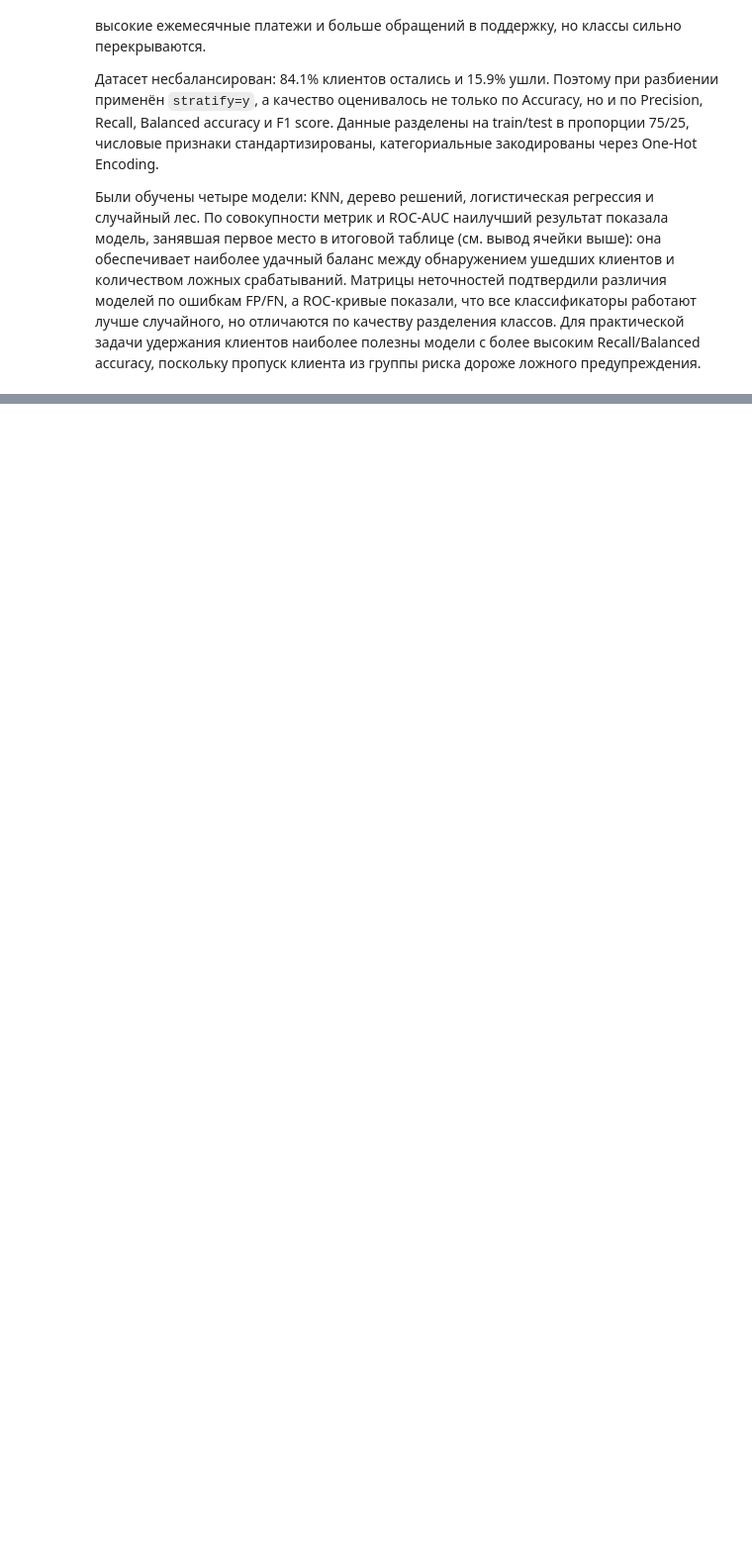
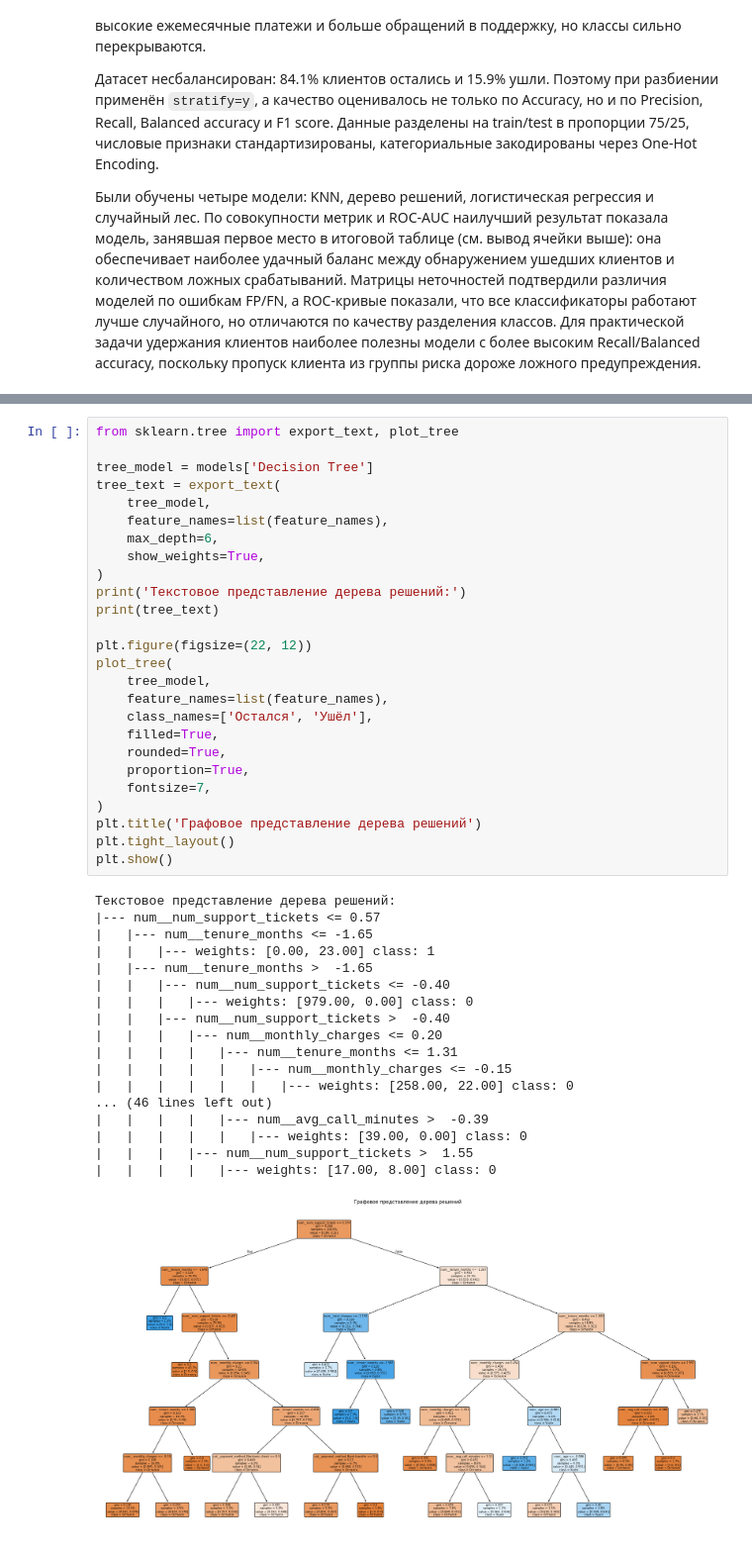
Before and after one commit to DoubleD-99/ida, a Jupyter notebook: ЛР5_Веселов_5.ipynb, the cells around one changed output, grey strips where cells are left out. Shown at 99% size. Cells and saved outputs as stored; diff of their text form; blank space fills up the shorter version.

```diff
--- a/ЛР5_Веселов_5.ipynb
+++ b/ЛР5_Веселов_5.ipynb
@@ -362,0 +489,45 @@ print('Лучшая модель по совокупности F1/Balanced accur
+# %%
+from sklearn.tree import export_text, plot_tree
+
+tree_model = models['Decision Tree']
+tree_text = export_text(
+    tree_model,
+    feature_names=list(feature_names),
+    max_depth=6,
+    show_weights=True,
+)
+print('Текстовое представление дерева решений:')
+print(tree_text)
+
+plt.figure(figsize=(22, 12))
+plot_tree(
+    tree_model,
+    feature_names=list(feature_names),
+    class_names=['Остался', 'Ушёл'],
+    filled=True,
+    rounded=True,
+    proportion=True,
+    fontsize=7,
+)
+plt.title('Графовое представление дерева решений')
+plt.tight_layout()
+plt.show()
+# %% [output]
+Текстовое представление дерева решений:
+|--- num__num_support_tickets <= 0.57
+|   |--- num__tenure_months <= -1.65
+|   |   |--- weights: [0.00, 23.00] class: 1
+|   |--- num__tenure_months >  -1.65
+|   |   |--- num__num_support_tickets <= -0.40
+|   |   |   |--- weights: [979.00, 0.00] class: 0
+|   |   |--- num__num_support_tickets >  -0.40
+|   |   |   |--- num__monthly_charges <= 0.20
+|   |   |   |   |--- num__tenure_months <= 1.31
+|   |   |   |   |   |--- num__monthly_charges <= -0.15
+|   |   |   |   |   |   |--- weights: [258.00, 22.00] class: 0
+... (46 lines left out)
+|   |   |   |   |--- num__avg_call_minutes >  -0.39
+|   |   |   |   |   |--- weights: [39.00, 0.00] class: 0
+|   |   |   |--- num__num_support_tickets >  1.55
+|   |   |   |   |--- weights: [17.00, 8.00] class: 0
+[figure, added]
```
Also changed, not shown: parts of 11 cells of this notebook.
